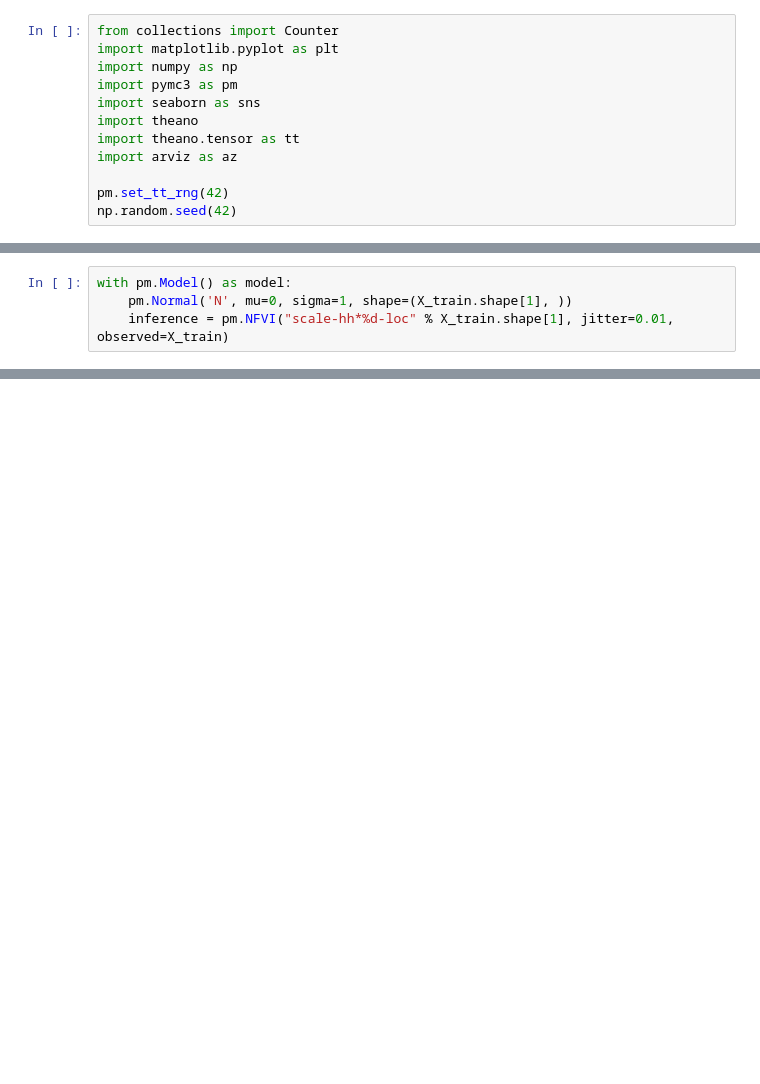
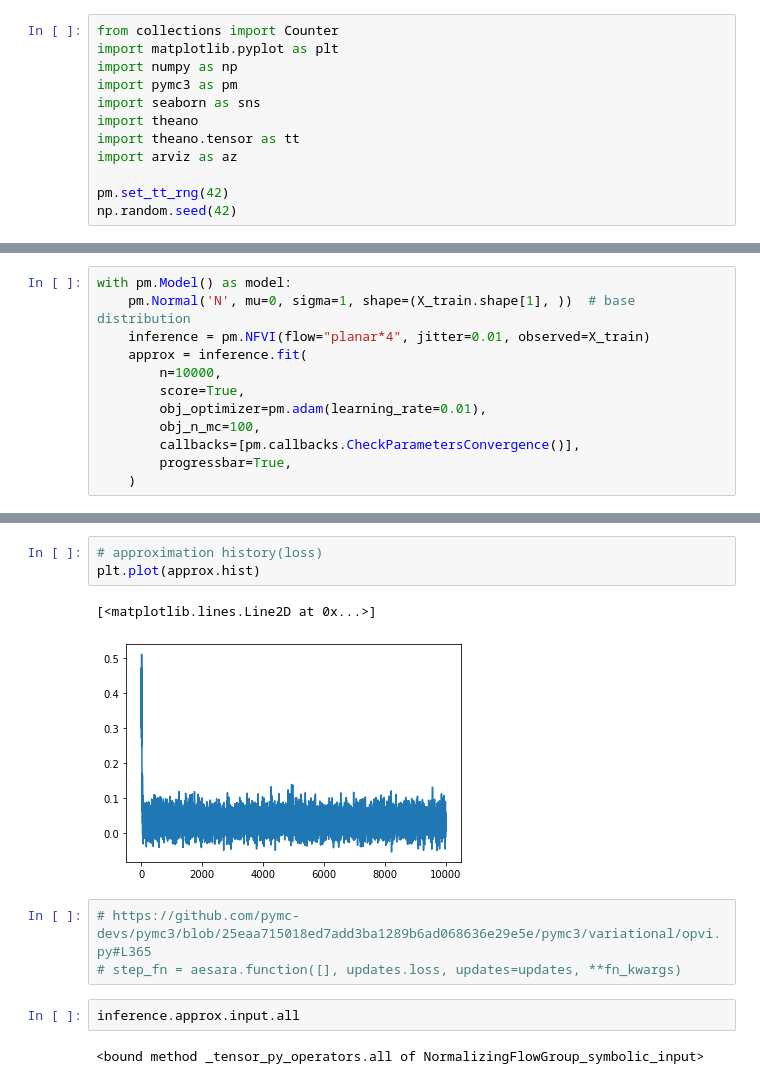
Before and after one commit to VUZhuangweiKang/VU-AD, a Jupyter notebook: normalizing_flow.ipynb, the cells around one changed output, grey strips where cells are left out. Drawn from its saved outputs; the diff is of its cells as text; blank space fills up the shorter version.

```diff
--- a/normalizing_flow.ipynb
+++ b/normalizing_flow.ipynb
@@ -65,4 +67,12 @@ plt.show()
 # %%
 with pm.Model() as model:
-    pm.Normal('N', mu=0, sigma=1, shape=(X_train.shape[1], ))
-    inference = pm.NFVI("scale-hh*%d-loc" % X_train.shape[1], jitter=0.01, observed=X_train)
+    pm.Normal('N', mu=0, sigma=1, shape=(X_train.shape[1], ))  # base distribution
+    inference = pm.NFVI(flow="planar*4", jitter=0.01, observed=X_train)
+    approx = inference.fit(
+        n=10000,
+        score=True,
+        obj_optimizer=pm.adam(learning_rate=0.01),
+        obj_n_mc=100,
+        callbacks=[pm.callbacks.CheckParametersConvergence()],
+        progressbar=True,
+    )
@@ -75,0 +116,13 @@ inference.fit(
+# %%
+# approximation history(loss)
+plt.plot(approx.hist)
+# %% [output]
+[<matplotlib.lines.Line2D at 0x...>]
+[figure, added]
+# %%
+# https://github.com/pymc-devs/pymc3/blob/25eaa715018ed7add3ba1289b6ad068636e29e5e/pymc3/variational/opvi.py#L365
+# step_fn = aesara.function([], updates.loss, updates=updates, **fn_kwargs)
+# %%
+inference.approx.input.all
+# %% [output]
+<bound method _tensor_py_operators.all of NormalizingFlowGroup_symbolic_input>
```
Also changed, not shown: parts of 22 cells of this notebook.
